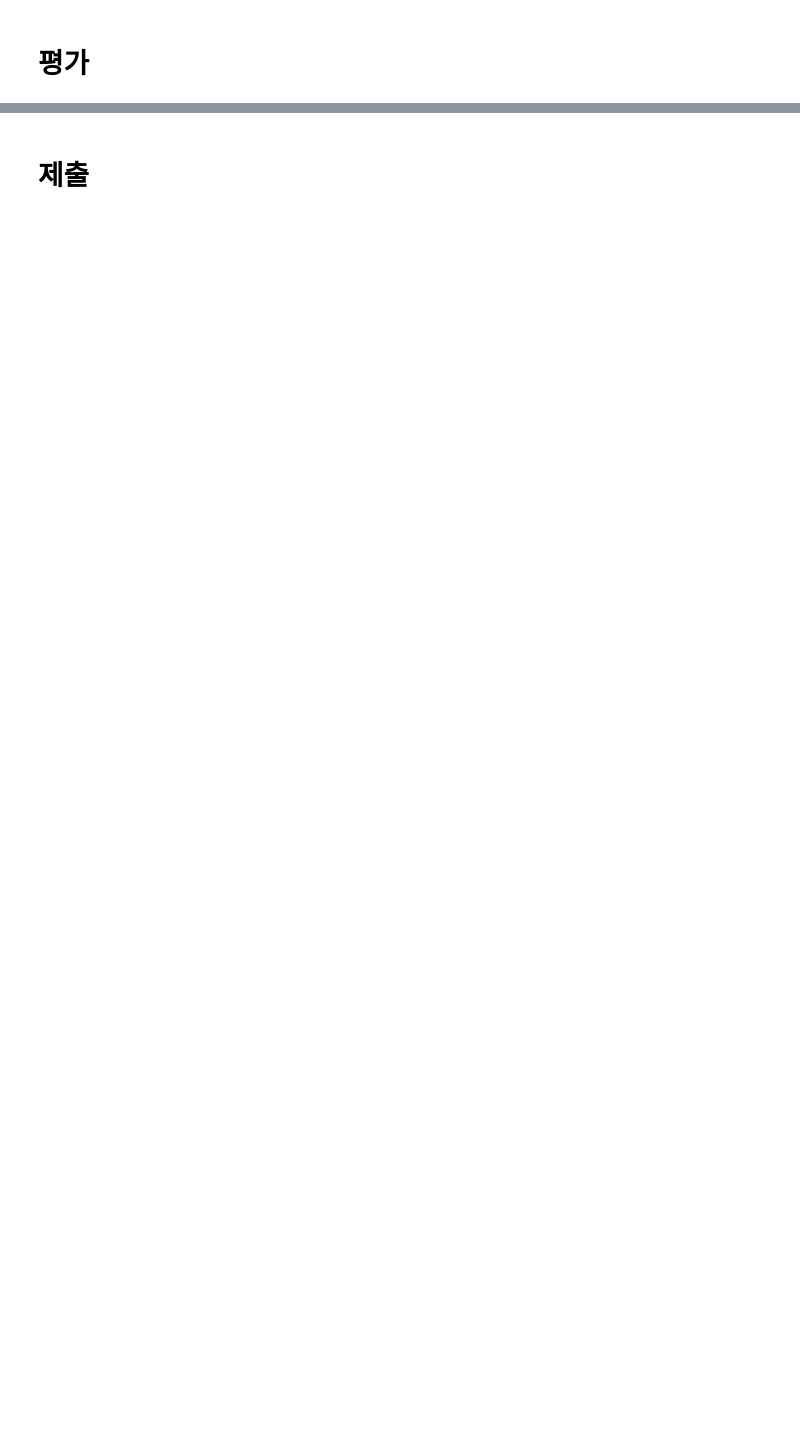
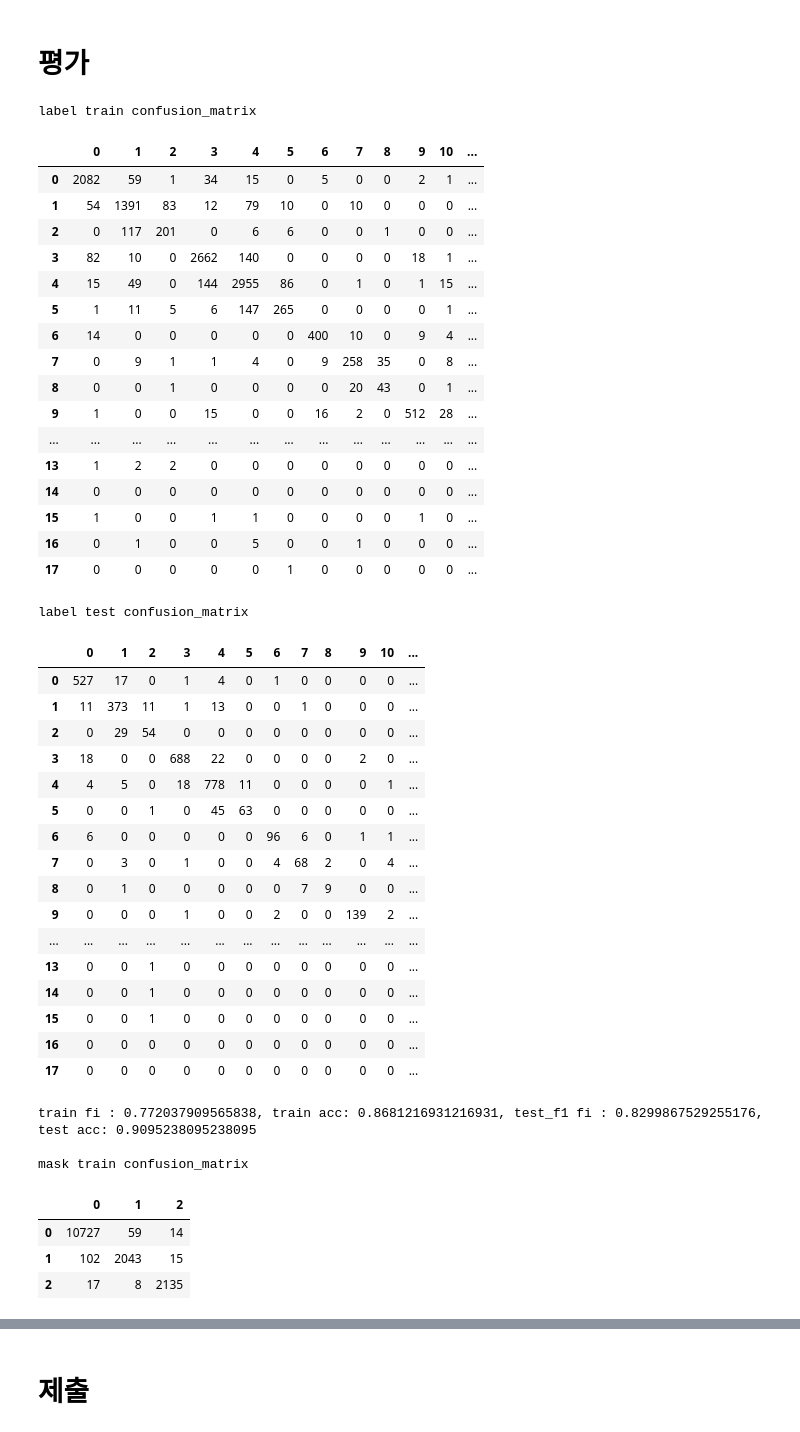
Before and after one commit to boostcampaitech3/level1-image-classification-level1-recsys-13, a Jupyter notebook: SeongBeomLEE/2022-02-22 ML-Pipeline.ipynb, the cells around one changed output, grey strips where cells are left out. Saved outputs shown, nothing was run; the diff lists cells and outputs as text; code cells hidden in the pictures; blank space fills up the shorter version.

```diff
--- a/SeongBeomLEE/2022-02-22 ML-Pipeline.ipynb
+++ b/SeongBeomLEE/2022-02-22 ML-Pipeline.ipynb
@@ -50,7 +51,7 @@ test_size = 0.2
 fold_num = 5
 seed = 22
 
-lr = 0.005
+lr = 0.01
 device = 'cuda' if torch.cuda.is_available() else 'cpu'
 batch_size = 128
 epochs = 10
@@ -259,6 +260,9 @@ class CustomDataset(Dataset):
 # %%
 def get_f1_score(y_true, y_pred):
     return f1_score(y_true, y_pred, average='macro')
+
+def get_acc_score(y_true, y_pred):
+    return accuracy_score(y_true, y_pred)
 
 def model_train(model, optimizer, criterion, images, targets):
     model.train()
@@ -324,6 +328,10 @@ def ensemble(model, images):
 
     return all_predictions
 
+def get_lr(optimizer):
+    for param_group in optimizer.param_groups:
+        return param_group['lr']
+
 def get_loss(loss, acc, fi_score, data_loder, total):
     loss /= len(data_loder)
     acc /= total
@@ -569,8 +577,12 @@ for now_fold_num, (trn_idx, val_idx) in enumerate(skf.split(train_set, train_set
                 [train_gender_loss, train_gender_acc, train_gender_fi_score, val_gender_loss, val_gender_acc, val_gender_fi_score],
                 [train_age_loss, train_age_acc, train_age_fi_score, val_age_loss, val_age_acc, val_age_fi_score],
             ]):
+            if model_li[idx] == 'label' : lr = get_lr(optimizer = label_optimizer)
+            elif model_li[idx] == 'mask' : lr = get_lr(optimizer = mask_optimizer)
+            elif model_li[idx] == 'gender' : lr = get_lr(optimizer = gender_optimizer)
+            elif model_li[idx] == 'age' : lr = get_lr(optimizer = age_optimizer)
 
-            print(f'{now_fold_num + 1}fold, epoch: {epoch}, model: {model_li[idx]}, train_loss: {train_loss:.4f}, train_acc: {train_acc:.4f}, train_f1: {train_f1:.4f}, val_loss: {val_loss:.4f}, val_acc: {val_acc:.4f}, val_fi: {val_fi:.4f}')
+            print(f'{now_fold_num + 1}fold, epoch: {epoch}, model: {model_li[idx]}, lr: {lr}, train_loss: {train_loss:.4f}, train_acc: {train_acc:.4f}, train_f1: {train_f1:.4f}, val_loss: {val_loss:.4f}, val_acc: {val_acc:.4f}, val_fi: {val_fi:.4f}')
 
         epoch_end_time = time.time()
 
@@ -603,7 +615,7 @@ for now_fold_num, (trn_idx, val_idx) in enumerate(skf.split(train_set, train_set
 
     fold_end_time = time.time()
 
-    print(f'{now_fold_num + 1}fold 훈련 시간: {fold_end_time - fold_start_time}')
+    print(f'{now_fold_num + 1}fold 훈련 시간: {fold_end_time - fold_start_time} \n')
 
 total_end_time = time.time()
 print(f'총 훈련 시간: {total_end_time - total_start_time}')
@@ -767,34 +797,81 @@ confusion_matrix and f1
 
 '''
 
 col_li = ['label', 'mask', 'gender_group', 'age_group', 'ensemble_label']
 
 for col in col_li:
     if col != 'ensemble_label':
         train_y_true = train_set[col].values
         train_y_pred = ensemble_train_df[col].values
 
         test_y_true = test_set[col].values
         test_y_pred = ensemble_test_df[col].values
 
     else:
         train_y_true = train_set['label'].values
         train_y_pred = ensemble_train_df[col].values
 
         test_y_true = test_set['label'].values
         test_y_pred = ensemble_test_df[col].values
 
 
     train_f1 = get_f1_score(y_true = train_y_true,  y_pred = train_y_pred)
+    train_acc = get_acc_score(y_true = train_y_true, y_pred = train_y_pred)
+
     test_f1 = get_f1_score(y_true = test_y_true, y_pred = test_y_pred)
+    test_acc = get_acc_score(y_true = test_y_true, y_pred = test_y_pred)
 
     train_confusion_matrix = pd.DataFrame((confusion_matrix(y_true = train_y_true, y_pred = train_y_pred)))
     test_confusion_matrix = pd.DataFrame((confusion_matrix(y_true = test_y_true, y_pred = test_y_pred)))
 
     print(f'{col} train confusion_matrix')
-    display(train_confusion_matrix)
+    display(train_confusion_matrix.style.background_gradient(cmap='YlOrRd', axis = 0))
 
     print(f'{col} test confusion_matrix')
-    display(test_confusion_matrix)
-    print(f'train fi : {train_f1}, test_f1 fi : {test_f1}')
-    print()
+    display(test_confusion_matrix.style.background_gradient(cmap='YlOrRd', axis = 0))
+
+    print(f'train fi : {train_f1}, train acc: {train_acc}, test_f1 fi : {test_f1}, test acc: {test_acc} \n')
+# %% [output]
+label train confusion_matrix
+|  | 0 | 1 | 2 | 3 | 4 | 5 | 6 | 7 | 8 | 9 | 10 | ... |
+| 0 | 2082 | 59 | 1 | 34 | 15 | 0 | 5 | 0 | 0 | 2 | 1 | ... |
+| 1 | 54 | 1391 | 83 | 12 | 79 | 10 | 0 | 10 | 0 | 0 | 0 | ... |
+| 2 | 0 | 117 | 201 | 0 | 6 | 6 | 0 | 0 | 1 | 0 | 0 | ... |
+| 3 | 82 | 10 | 0 | 2662 | 140 | 0 | 0 | 0 | 0 | 18 | 1 | ... |
+| 4 | 15 | 49 | 0 | 144 | 2955 | 86 | 0 | 1 | 0 | 1 | 15 | ... |
+| 5 | 1 | 11 | 5 | 6 | 147 | 265 | 0 | 0 | 0 | 0 | 1 | ... |
+| 6 | 14 | 0 | 0 | 0 | 0 | 0 | 400 | 10 | 0 | 9 | 4 | ... |
+| 7 | 0 | 9 | 1 | 1 | 4 | 0 | 9 | 258 | 35 | 0 | 8 | ... |
+| 8 | 0 | 0 | 1 | 0 | 0 | 0 | 0 | 20 | 43 | 0 | 1 | ... |
+| 9 | 1 | 0 | 0 | 15 | 0 | 0 | 16 | 2 | 0 | 512 | 28 | ... |
+| ... | ... | ... | ... | ... | ... | ... | ... | ... | ... | ... | ... | ... |
+| 13 | 1 | 2 | 2 | 0 | 0 | 0 | 0 | 0 | 0 | 0 | 0 | ... |
+| 14 | 0 | 0 | 0 | 0 | 0 | 0 | 0 | 0 | 0 | 0 | 0 | ... |
+| 15 | 1 | 0 | 0 | 1 | 1 | 0 | 0 | 0 | 0 | 1 | 0 | ... |
+| 16 | 0 | 1 | 0 | 0 | 5 | 0 | 0 | 1 | 0 | 0 | 0 | ... |
+| 17 | 0 | 0 | 0 | 0 | 0 | 1 | 0 | 0 | 0 | 0 | 0 | ... |
+label test confusion_matrix
+|  | 0 | 1 | 2 | 3 | 4 | 5 | 6 | 7 | 8 | 9 | 10 | ... |
+| 0 | 527 | 17 | 0 | 1 | 4 | 0 | 1 | 0 | 0 | 0 | 0 | ... |
+| 1 | 11 | 373 | 11 | 1 | 13 | 0 | 0 | 1 | 0 | 0 | 0 | ... |
+| 2 | 0 | 29 | 54 | 0 | 0 | 0 | 0 | 0 | 0 | 0 | 0 | ... |
+| 3 | 18 | 0 | 0 | 688 | 22 | 0 | 0 | 0 | 0 | 2 | 0 | ... |
+| 4 | 4 | 5 | 0 | 18 | 778 | 11 | 0 | 0 | 0 | 0 | 1 | ... |
+| 5 | 0 | 0 | 1 | 0 | 45 | 63 | 0 | 0 | 0 | 0 | 0 | ... |
+| 6 | 6 | 0 | 0 | 0 | 0 | 0 | 96 | 6 | 0 | 1 | 1 | ... |
+| 7 | 0 | 3 | 0 | 1 | 0 | 0 | 4 | 68 | 2 | 0 | 4 | ... |
+| 8 | 0 | 1 | 0 | 0 | 0 | 0 | 0 | 7 | 9 | 0 | 0 | ... |
+| 9 | 0 | 0 | 0 | 1 | 0 | 0 | 2 | 0 | 0 | 139 | 2 | ... |
+| ... | ... | ... | ... | ... | ... | ... | ... | ... | ... | ... | ... | ... |
+| 13 | 0 | 0 | 1 | 0 | 0 | 0 | 0 | 0 | 0 | 0 | 0 | ... |
+| 14 | 0 | 0 | 1 | 0 | 0 | 0 | 0 | 0 | 0 | 0 | 0 | ... |
+| 15 | 0 | 0 | 1 | 0 | 0 | 0 | 0 | 0 | 0 | 0 | 0 | ... |
+| 16 | 0 | 0 | 0 | 0 | 0 | 0 | 0 | 0 | 0 | 0 | 0 | ... |
+| 17 | 0 | 0 | 0 | 0 | 0 | 0 | 0 | 0 | 0 | 0 | 0 | ... |
+train fi : 0.772037909565838, train acc: 0.8681216931216931, test_f1 fi : 0.8299867529255176, test acc: 0.9095238095238095
+
+mask train confusion_matrix
+|  | 0 | 1 | 2 |
+| 0 | 10727 | 59 | 14 |
+| 1 | 102 | 2043 | 15 |
+| 2 | 17 | 8 | 2135 |
```
Also changed, not shown: parts of 5 cells of this notebook.
